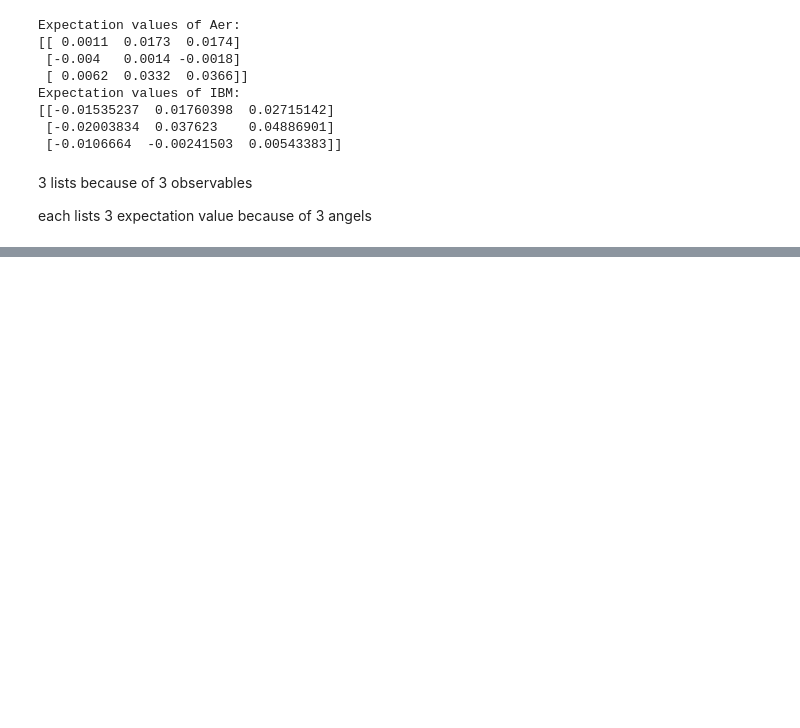
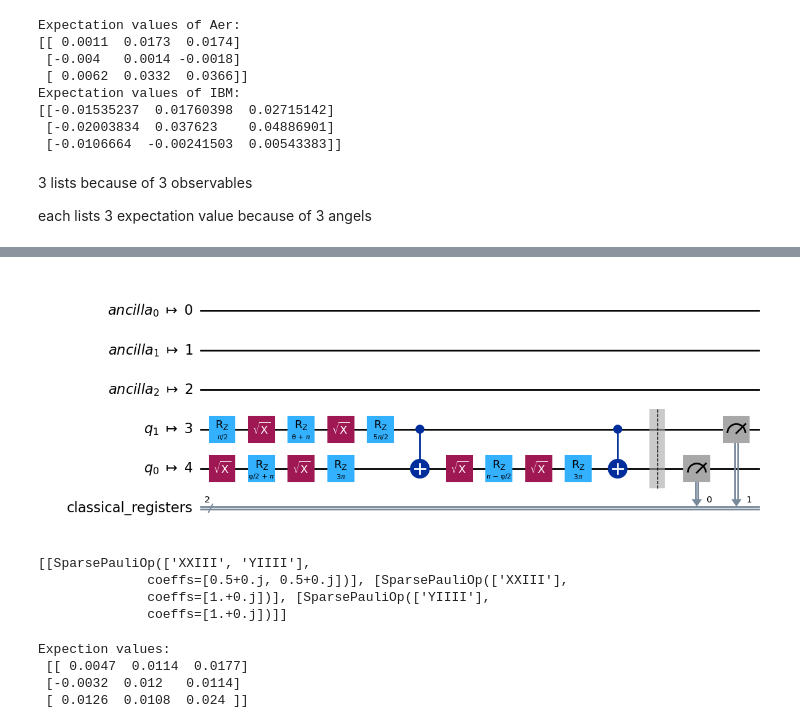
Before and after one commit to AKookani/Qiskit_course, a Jupyter notebook: Qiskit2.ipynb, the cells around one changed output, grey strips where cells are left out. Saved outputs shown, nothing was run; the diff lists cells and outputs as text; code cells hidden in the pictures; blank space fills up the shorter version.

```diff
--- a/Qiskit2.ipynb
+++ b/Qiskit2.ipynb
@@ -565,0 +574,29 @@ each lists 3 expectation value because of 3 angels
+# %%
+from qiskit_ibm_runtime import Session
+from qiskit_ibm_runtime.fake_provider import FakeManilaV2
+
+fake_backend = FakeManilaV2()
+FakeSim_qc2 = transpile(qc2, backend=fake_backend)
+FakeSim_qc2.draw('mpl')
+# %% [output]
+[figure, added]
+# %%
+FakeSim_obsv = [[obsv[0].apply_layout(FakeSim_qc2.layout)] for obsv in obsv_list]
+print(FakeSim_obsv)
+# %% [output]
+[[SparsePauliOp(['XXIII', 'YIIII'],
+              coeffs=[0.5+0.j, 0.5+0.j])], [SparsePauliOp(['XXIII'],
+              coeffs=[1.+0.j])], [SparsePauliOp(['YIIII'],
+              coeffs=[1.+0.j])]]
+# %%
+# Context manager
+with Session(# service = QiskitRunTimeService(),
+    backend=fake_backend) as session:
+    estimator = EstimatorV2(mode=session)
+    results = estimator.run([(FakeSim_qc2, FakeSim_obsv, angles, 0.01)]).result()[0]
+    print(f"Expection values: \n {results.data.evs}")
+# %% [output]
+Expection values:
+ [[ 0.0047  0.0114  0.0177]
+ [-0.0032  0.012   0.0114]
+ [ 0.0126  0.0108  0.024 ]]
```
Also changed, not shown: parts of 4 cells of this notebook.
